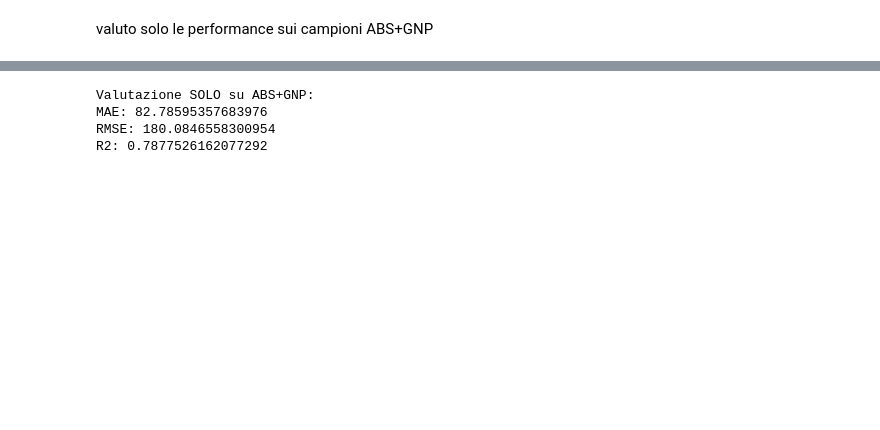
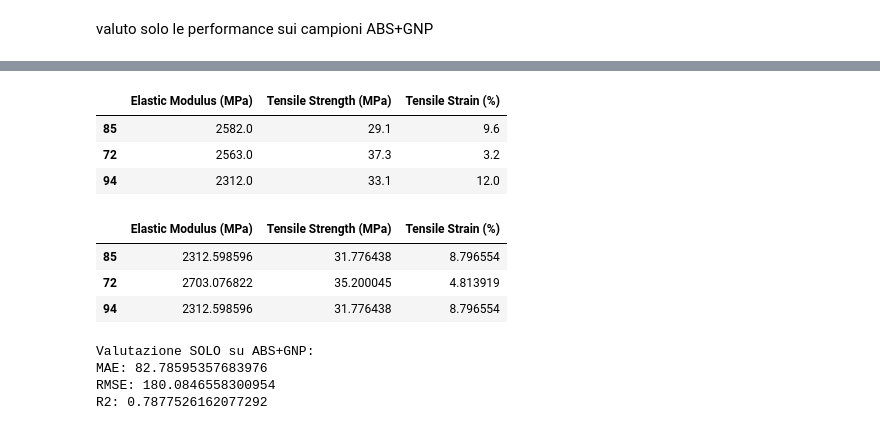
Before and after one commit to sabriades/Machine_Learning_Model, a Jupyter notebook: RandomForestRegressor_5.ipynb, the cells around one changed output, grey strips where cells are left out. Drawn from its saved outputs; the diff is of its cells as text; code cells hidden in the pictures; blank space fills up the shorter version.

```diff
--- a/RandomForestRegressor_5.ipynb
+++ b/RandomForestRegressor_5.ipynb
@@ -194,5 +252,20 @@ y_test_abs_gnp=y_test.loc[mask_abs_gnp]
+# %%
+y_test_abs_gnp.head(3)
+# %% [output]
+|  | Elastic Modulus (MPa) | Tensile Strength (MPa) | Tensile Strain (%) |
+| 85 | 2582.0 | 29.1 | 9.6 |
+| 72 | 2563.0 | 37.3 | 3.2 |
+| 94 | 2312.0 | 33.1 | 12.0 |
 # %%
 y_pred_abs_gnp=model.predict(X_test_abs_gnp)
+# %%
+y_pred_abs_gnp_df=pd.DataFrame(y_pred_abs_gnp, columns=y_test_abs_gnp.columns, index=y_test_abs_gnp.index)
+y_pred_abs_gnp_df.head(3)
+# %% [output]
+|  | Elastic Modulus (MPa) | Tensile Strength (MPa) | Tensile Strain (%) |
+| 85 | 2312.598596 | 31.776438 | 8.796554 |
+| 72 | 2703.076822 | 35.200045 | 4.813919 |
+| 94 | 2312.598596 | 31.776438 | 8.796554 |
 # %%
 mae=mean_absolute_error(y_test_abs_gnp,y_pred_abs_gnp)
 rmse=np.sqrt(mean_squared_error(y_test_abs_gnp,y_pred_abs_gnp))
```
Also changed, not shown: parts of 7 cells of this notebook.
